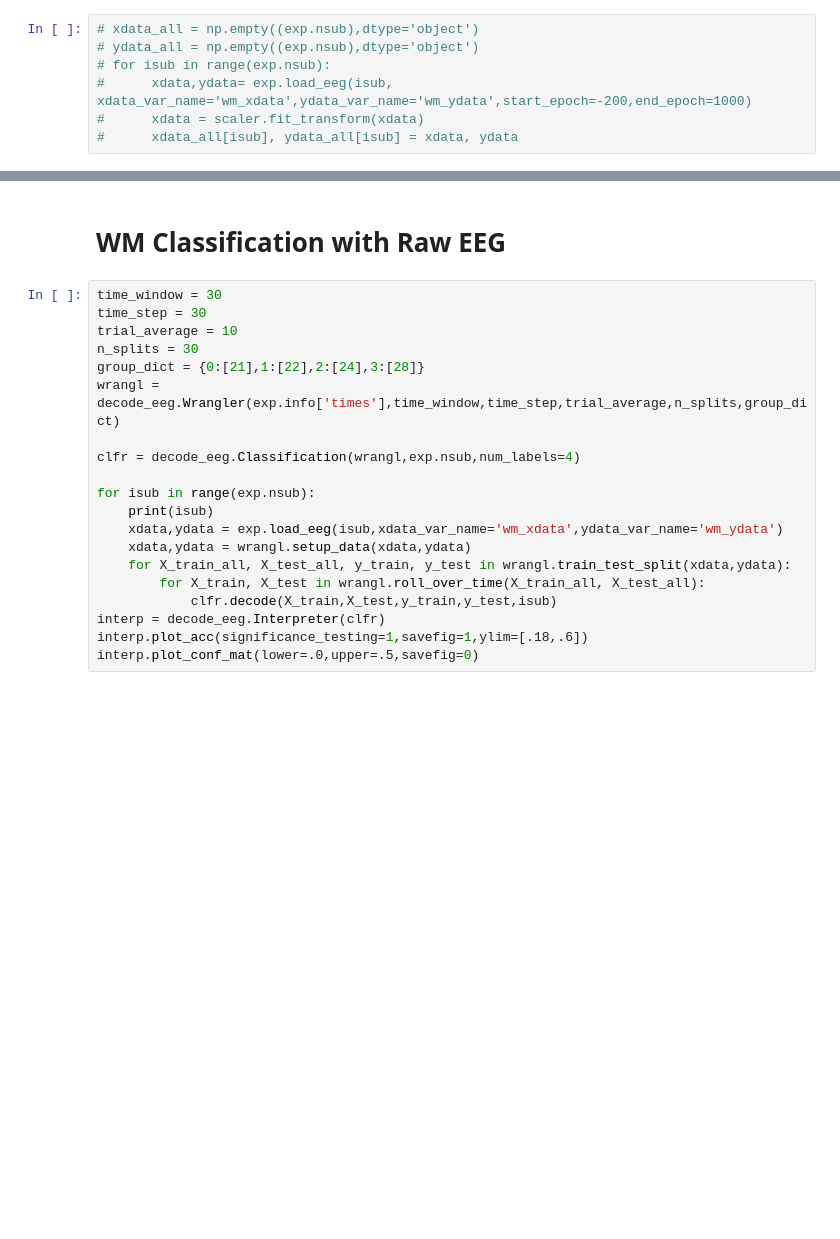
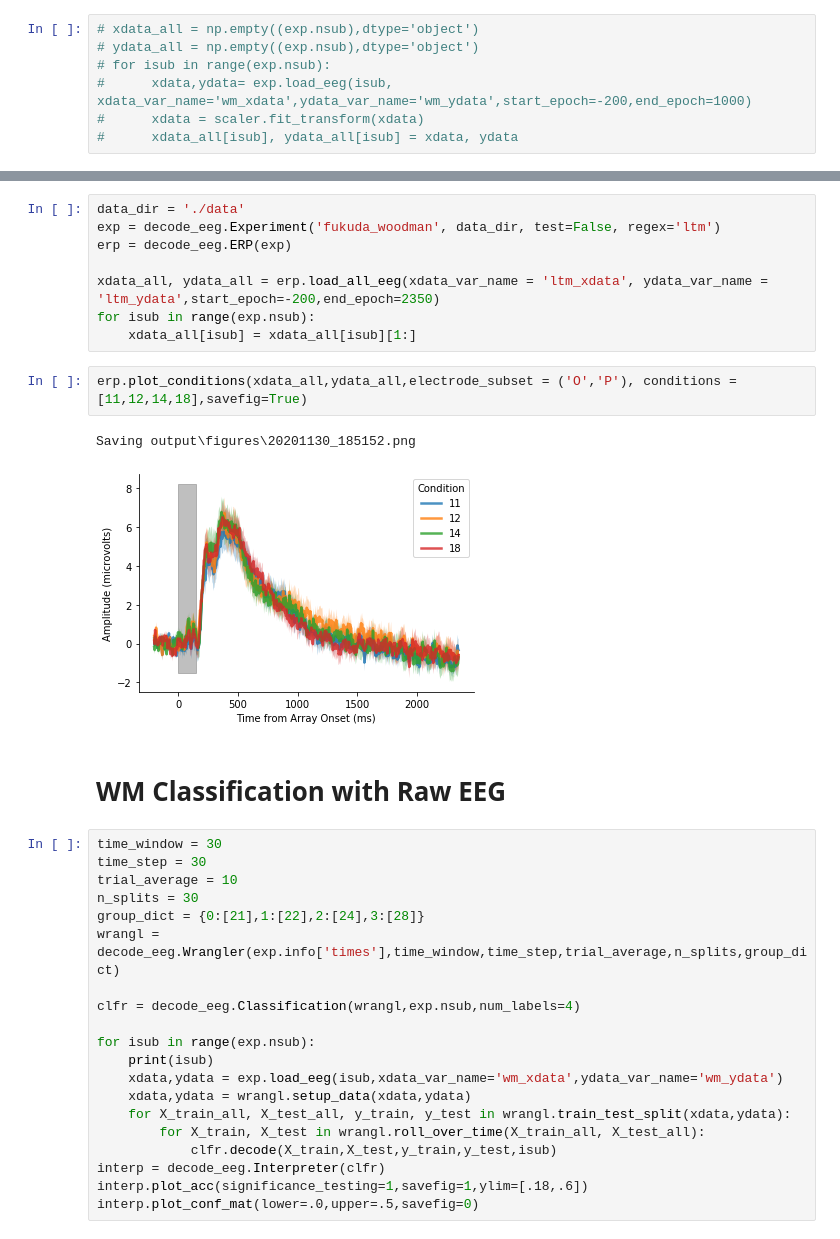
Before and after one commit to WilliamThyer/decode_ltm_from_wm, a Jupyter notebook: decode_load.ipynb, the cells around one changed output, grey strips where cells are left out. Cells and saved outputs as stored; diff of their text form; blank space fills up the shorter version.

```diff
--- a/decode_load.ipynb
+++ b/decode_load.ipynb
@@ -44,3 +49,16 @@ erp.plot_conditions(xdata_all,ydata_all,electrode_subset = ('O','P'),conditions
+# %%
+data_dir = './data'
+exp = decode_eeg.Experiment('fukuda_woodman', data_dir, test=False, regex='ltm')
+erp = decode_eeg.ERP(exp)
+
+xdata_all, ydata_all = erp.load_all_eeg(xdata_var_name = 'ltm_xdata', ydata_var_name = 'ltm_ydata',start_epoch=-200,end_epoch=2350)
+for isub in range(exp.nsub):
+    xdata_all[isub] = xdata_all[isub][1:]
+# %%
+erp.plot_conditions(xdata_all,ydata_all,electrode_subset = ('O','P'), conditions = [11,12,14,18],savefig=True)
+# %% [output]
+Saving output\figures\20201130_185152.png
+[figure, added]
 # %% [markdown]
 # WM Classification with Raw EEG
 # %%
```
Also changed, not shown: parts of 18 cells of this notebook, 1 other file.
